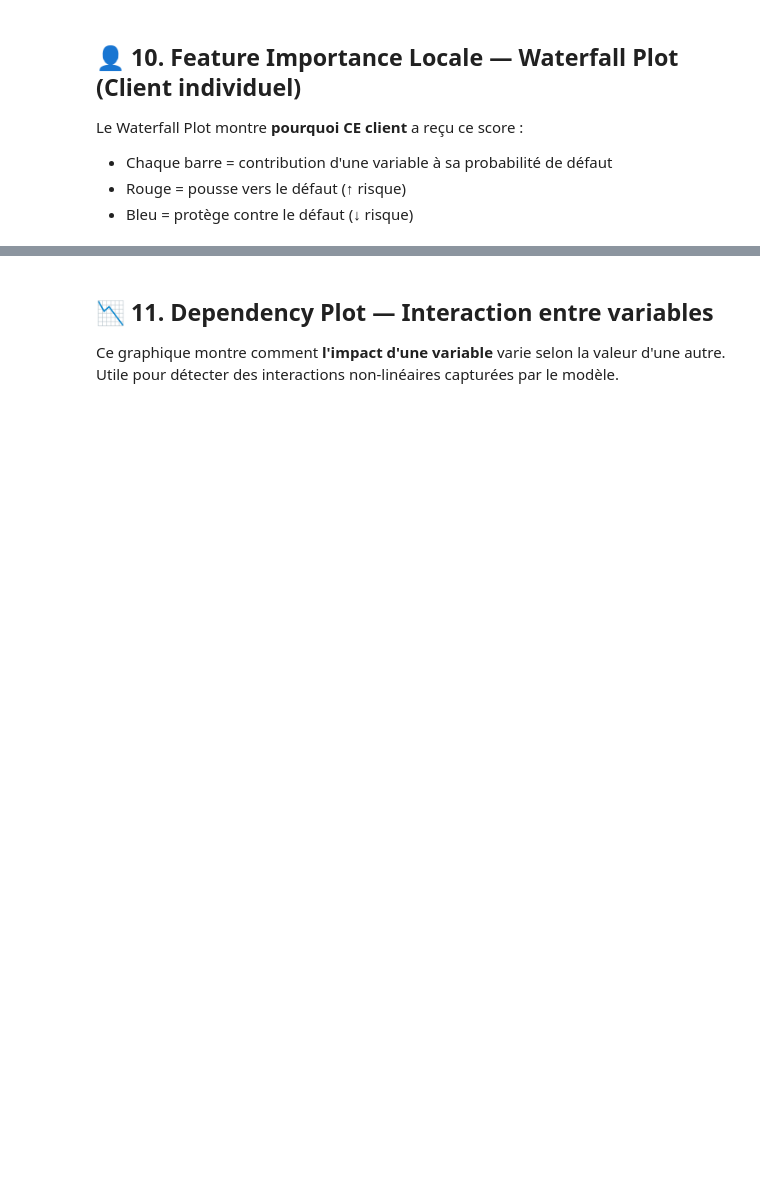
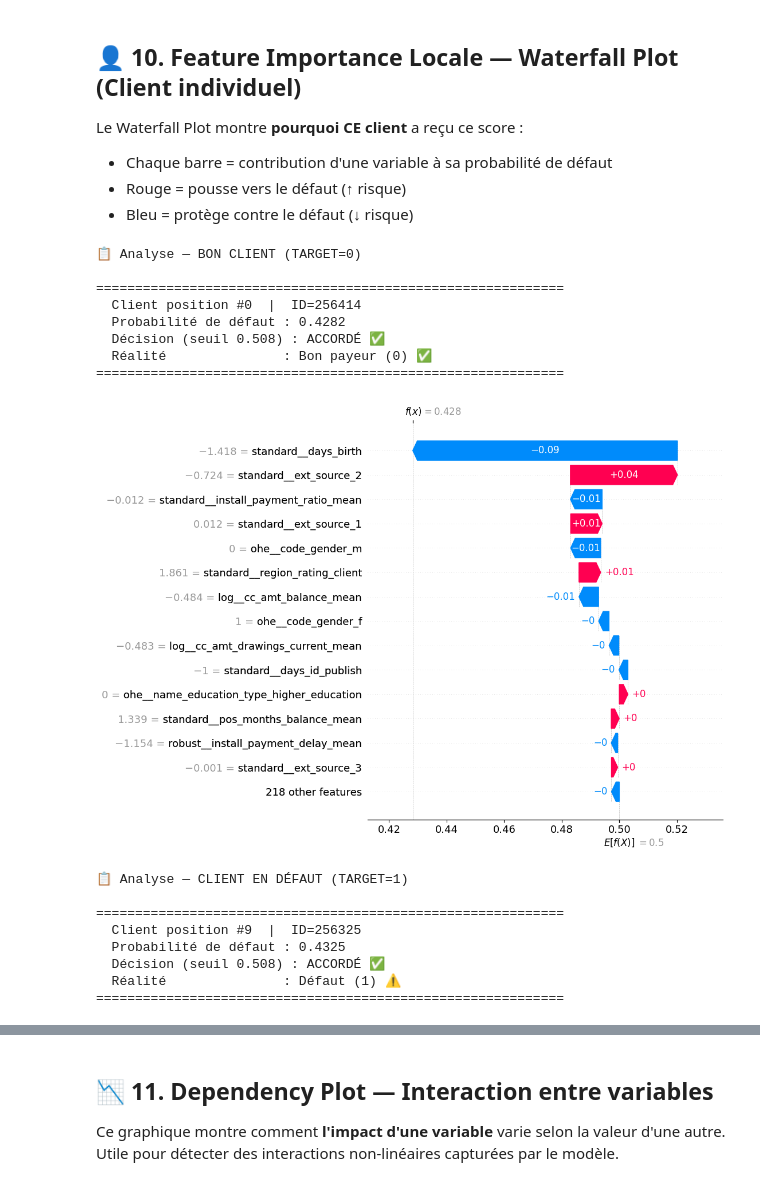
Before and after one commit to racemartin/m6_ocr, a Jupyter notebook: notebooks/04_B_Interpretation_SHAP_Credit_Scoring_Phase4.ipynb, the cells around one changed output, grey strips where cells are left out. Cells and saved outputs as stored; diff of their text form; code cells hidden in the pictures; blank space fills up the shorter version.

```diff
--- a/notebooks/04_B_Interpretation_SHAP_Credit_Scoring_Phase4.ipynb
+++ b/notebooks/04_B_Interpretation_SHAP_Credit_Scoring_Phase4.ipynb
@@ -380,27 +479,49 @@ Le Waterfall Plot montre **pourquoi CE client** a reçu ce score :
 # %%
 def analyser_client(idx_position, label="client"):
     """
     Affiche le Waterfall plot SHAP pour un client donné (par position dans X_test).
     """
-    proba   = y_proba[idx_position]
-    reel    = int(y_test.iloc[idx_position])
+    proba    = y_proba[idx_position]
+    reel     = int(y_test.iloc[idx_position])
     decision = "REFUSÉ ❌" if proba >= seuil_optimal else "ACCORDÉ ✅"
 
     print(f"\n{'='*60}")
     print(f"  Client position #{idx_position}  |  ID={X_test.index[idx_position]}")
     print(f"  Probabilité de défaut : {proba:.4f}")
     print(f"  Décision (seuil {seuil_optimal:.3f}) : {decision}")
-    print(f"  Réalité              : {'Défaut (1) ⚠️' if reel==1 else 'Bon payeur (0) ✅'}")
+    print(f"  Réalité               : {'Défaut (1) ⚠️' if reel==1 else 'Bon payeur (0) ✅'}")
     print(f"{'='*60}")
 
-    shap.plots.waterfall(shap_values[idx_position], max_display=15)
+    # CORRECTION : On indexe par [idx_position, :, 1] pour obtenir
+    # les explications de la CLASSE 1 (risque de défaut)
+    shap_values_client = shap_values[idx_position, :, 1]
+
+    shap.plots.waterfall(shap_values_client, max_display=15)
 
 # ── Exemples : 1 bon client, 1 client à risque ────────────────────────────
 idx_bon_client   = int(np.where(y_test.values == 0)[0][0])   # Premier bon client
 idx_mauvais      = int(np.where(y_test.values == 1)[0][0])   # Premier client en défaut
 
 print("📋 Analyse — BON CLIENT (TARGET=0)")
 analyser_client(idx_bon_client, "bon client")
 
 print("\n📋 Analyse — CLIENT EN DÉFAUT (TARGET=1)")
 analyser_client(idx_mauvais, "client en défaut")
+# %% [output]
+📋 Analyse — BON CLIENT (TARGET=0)
+
+============================================================
+  Client position #0  |  ID=256414
+  Probabilité de défaut : 0.4282
+  Décision (seuil 0.508) : ACCORDÉ ✅
+  Réalité               : Bon payeur (0) ✅
+============================================================
+[figure, added]
+📋 Analyse — CLIENT EN DÉFAUT (TARGET=1)
+
+============================================================
+  Client position #9  |  ID=256325
+  Probabilité de défaut : 0.4325
+  Décision (seuil 0.508) : ACCORDÉ ✅
+  Réalité               : Défaut (1) ⚠️
+============================================================
```
Also changed, not shown: parts of 14 cells of this notebook, 54 other files.
